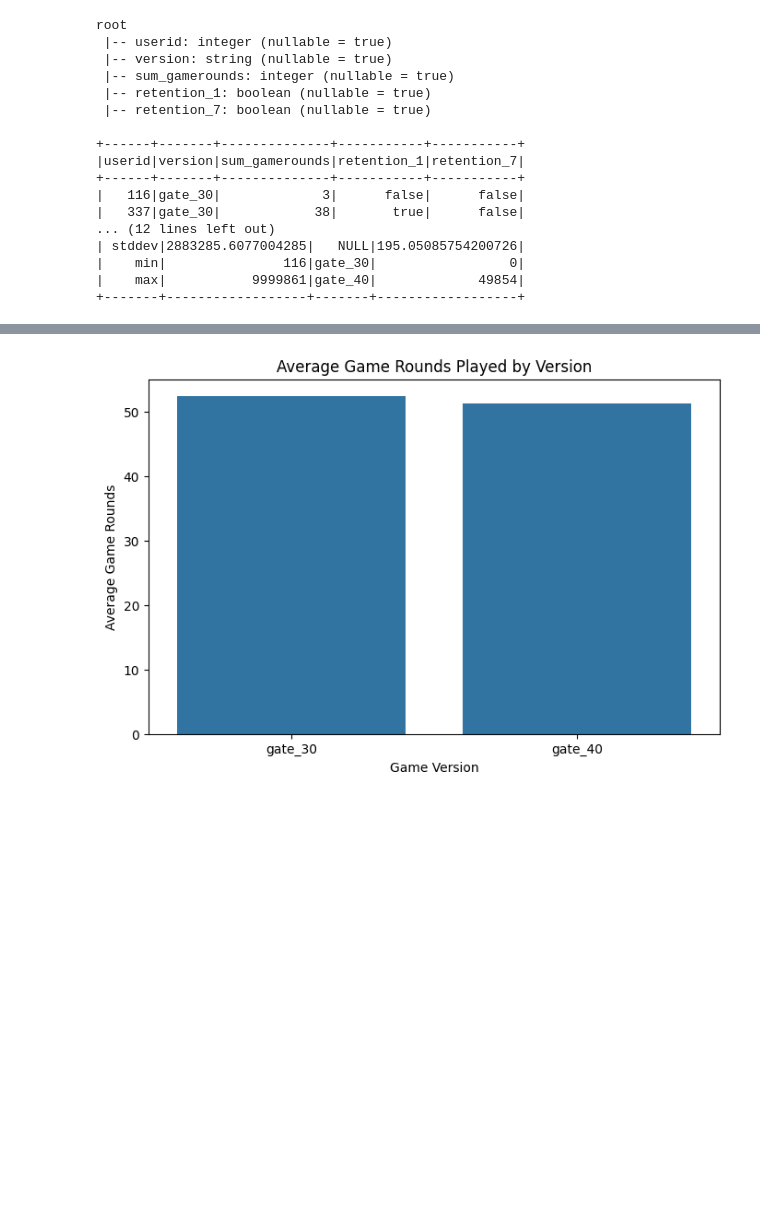
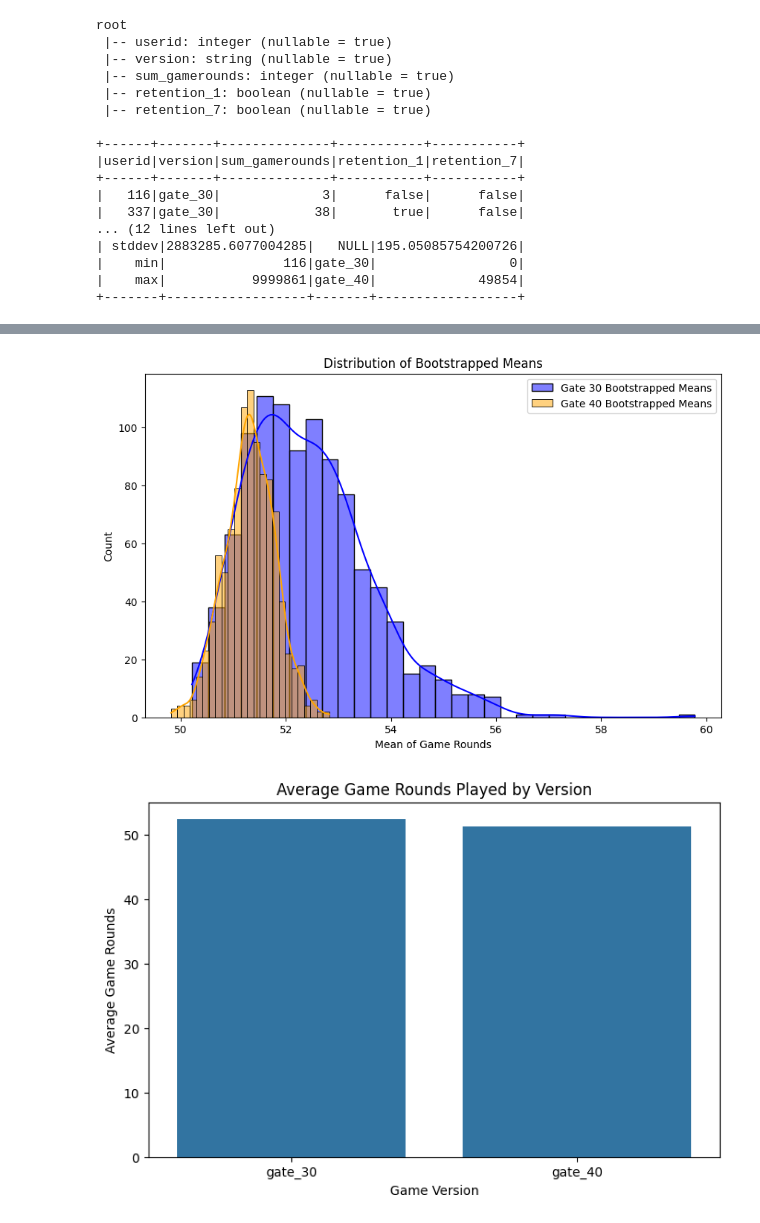
Before and after one commit to Arya-UMD/A-B-Testing-for-Mobile-Game-User-Retention, a Jupyter notebook: ABTesting.ipynb, the cells around one changed output, grey strips where cells are left out. Drawn from its saved outputs; the diff is of its cells as text; code cells hidden in the pictures; blank space fills up the shorter version.

```diff
--- a/ABTesting.ipynb
+++ b/ABTesting.ipynb
@@ -53,3 +76,27 @@ root
+# %%
+# Bootstrapping to Estimate Mean and Check Bias
+# =======================
+def bootstrap_means(data, num_samples=1000):
+    """
+    Perform bootstrapping to calculate mean estimates.
+    """
+    boot_means = [np.mean(np.random.choice(data, size=len(data), replace=True)) for _ in range(num_samples)]
+    return boot_means
+
+# Perform bootstrapping on sum_gamerounds for both groups
+boot_means_gate30 = bootstrap_means(gate_30['sum_gamerounds'].values)
+boot_means_gate40 = bootstrap_means(gate_40['sum_gamerounds'].values)
+# %%
+# Plot bootstrapped means
+plt.figure(figsize=(10, 6))
+sns.histplot(boot_means_gate30, color='blue', label='Gate 30 Bootstrapped Means', kde=True)
+sns.histplot(boot_means_gate40, color='orange', label='Gate 40 Bootstrapped Means', kde=True)
+plt.title("Distribution of Bootstrapped Means")
+plt.xlabel("Mean of Game Rounds")
+plt.legend()
+plt.show()
+# %% [output]
+[figure, added]
 # %%
 #EDA (Exploratory Data Analysis)
 # Group by 'version' and calculate average game rounds and retention rates
```
Also changed, not shown: parts of 3 cells of this notebook.
